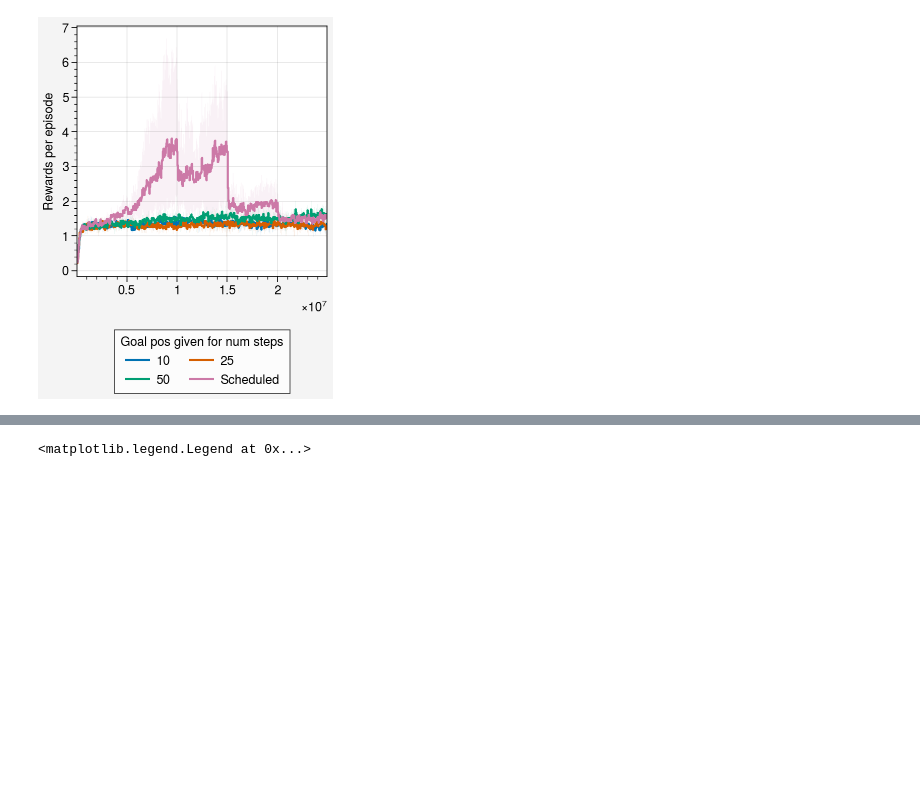
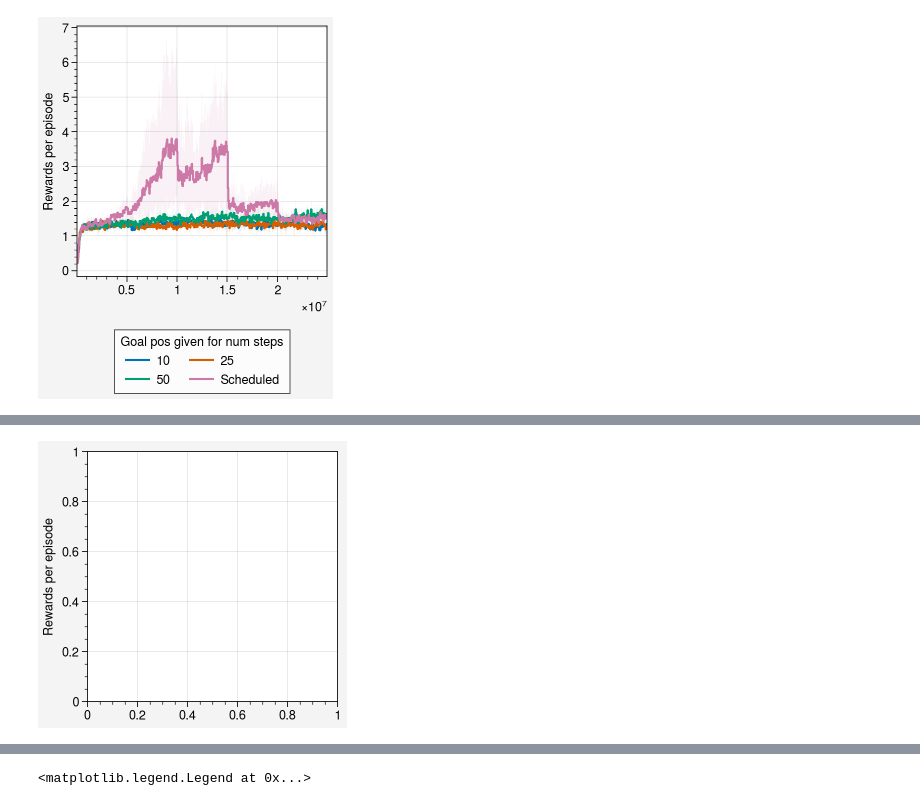
Before and after one commit to liuandrew/ppo_aux, a Jupyter notebook: write_and_test/data_visualize.ipynb, the cells around one changed output, grey strips where cells are left out. Cells and saved outputs as stored; diff of their text form; code cells hidden in the pictures; blank space fills up the shorter version.

```diff
--- a/write_and_test/data_visualize.ipynb
+++ b/write_and_test/data_visualize.ipynb
@@ -405,0 +444,15 @@ fig.legend(lines, loc='b', ncols=2, label='Goal pos given for num steps')
+# %%
+hidden = 64
+
+fig, ax = pplt.subplots()
+
+lines = []
+
+exp_name = f'explorenav_pos/expl_givegoal_sched3'
+xs, ys, min_x, max_x = average_runs(exp_name, 'pure_goal', ax=ax, label='Scheduled', ret=True)
+
+# ax.format(ylim=[-1, 2])
+ax.format(ylabel='Rewards per episode')
+# fig.legend(lines, loc='b', ncols=2, label='Goal pos given for num steps')
+# %% [output]
+[figure, added]
```
Also changed, not shown: parts of 8 cells of this notebook, 7 other files.
